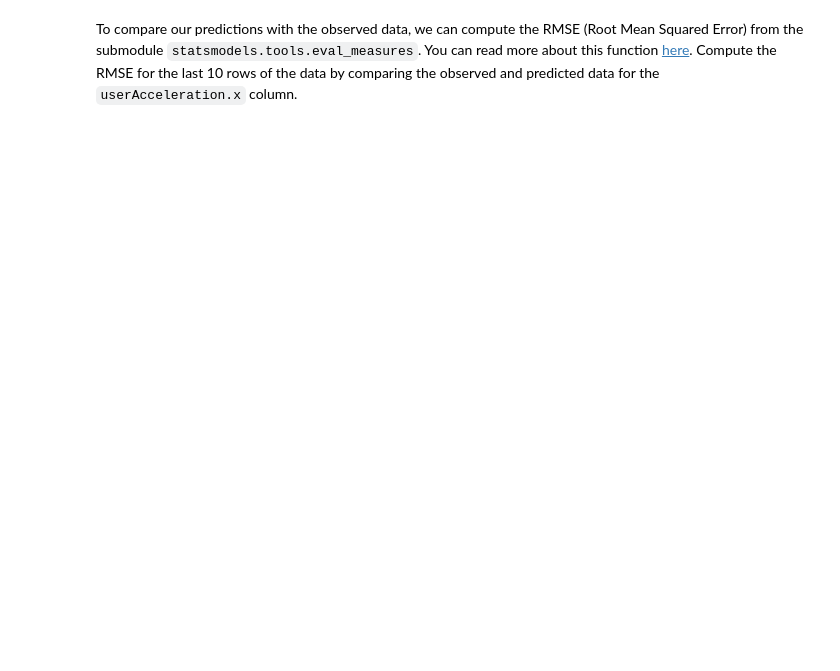
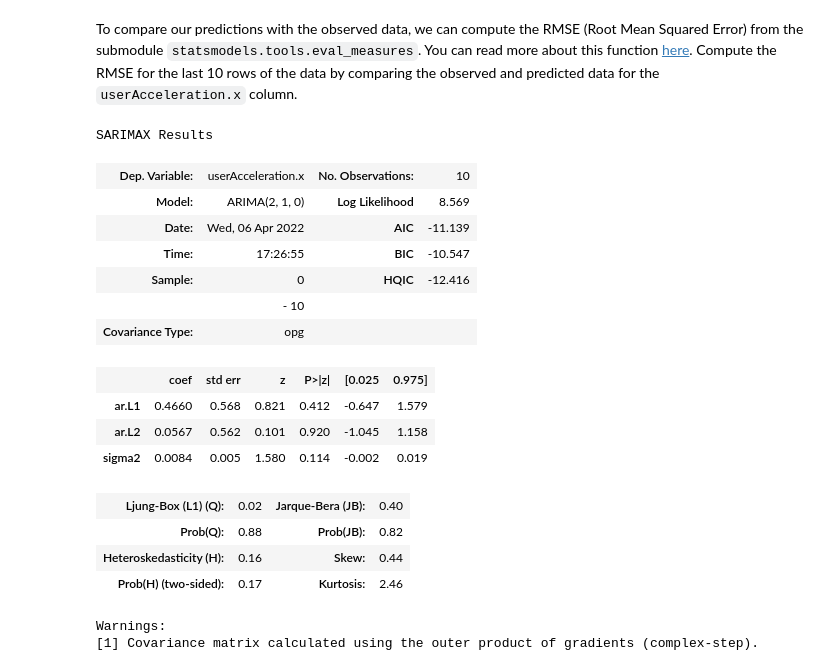
Before and after one commit to napoleonthevitzla/dataptmad1121_labs, a Jupyter notebook: extra-work/m2/lab-time-series/your-code/main.ipynb, the cells around one changed output. Drawn from its saved outputs; the diff is of its cells as text; code cells hidden in the pictures; blank space fills up the shorter version.

```diff
--- a/extra-work/m2/lab-time-series/your-code/main.ipynb
+++ b/extra-work/m2/lab-time-series/your-code/main.ipynb
@@ -160,0 +215,24 @@ To compare our predictions with the observed data, we can compute the RMSE (Root
+# %%
+# Your code here:
+
+model = ARIMA(sensor_2["userAcceleration.x"], order = (2,1,0)).fit()
+model.summary()
+# %% [output]
+SARIMAX Results
+| Dep. Variable: | userAcceleration.x | No. Observations: | 10 |
+| Model: | ARIMA(2, 1, 0) | Log Likelihood | 8.569 |
+| Date: | Wed, 06 Apr 2022 | AIC | -11.139 |
+| Time: | 17:26:55 | BIC | -10.547 |
+| Sample: | 0 | HQIC | -12.416 |
+|  | - 10 |  |  |
+| Covariance Type: | opg |  |  |
+|  | coef | std err | z | P>|z| | [0.025 | 0.975] |
+| ar.L1 | 0.4660 | 0.568 | 0.821 | 0.412 | -0.647 | 1.579 |
+| ar.L2 | 0.0567 | 0.562 | 0.101 | 0.920 | -1.045 | 1.158 |
+| sigma2 | 0.0084 | 0.005 | 1.580 | 0.114 | -0.002 | 0.019 |
+| Ljung-Box (L1) (Q): | 0.02 | Jarque-Bera (JB): | 0.40 |
+| Prob(Q): | 0.88 | Prob(JB): | 0.82 |
+| Heteroskedasticity (H): | 0.16 | Skew: | 0.44 |
+| Prob(H) (two-sided): | 0.17 | Kurtosis: | 2.46 |
+Warnings:
+[1] Covariance matrix calculated using the outer product of gradients (complex-step).
```
Also changed, not shown: parts of 13 cells of this notebook.
